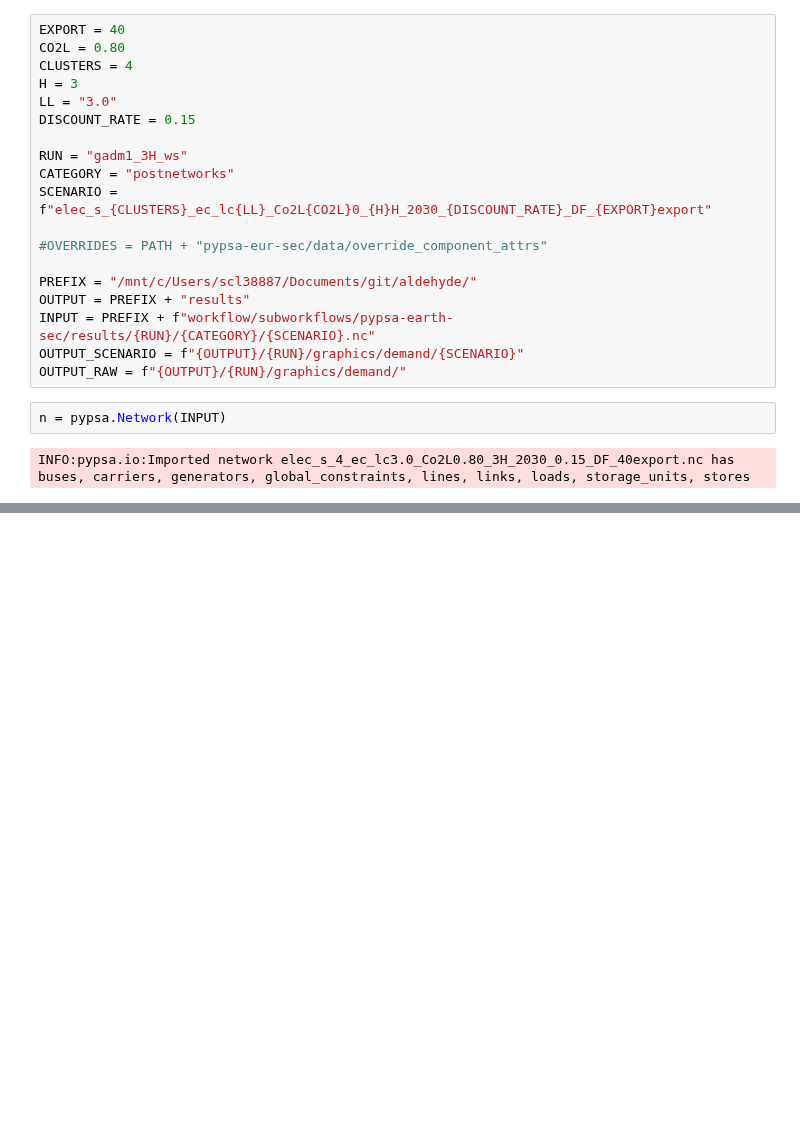
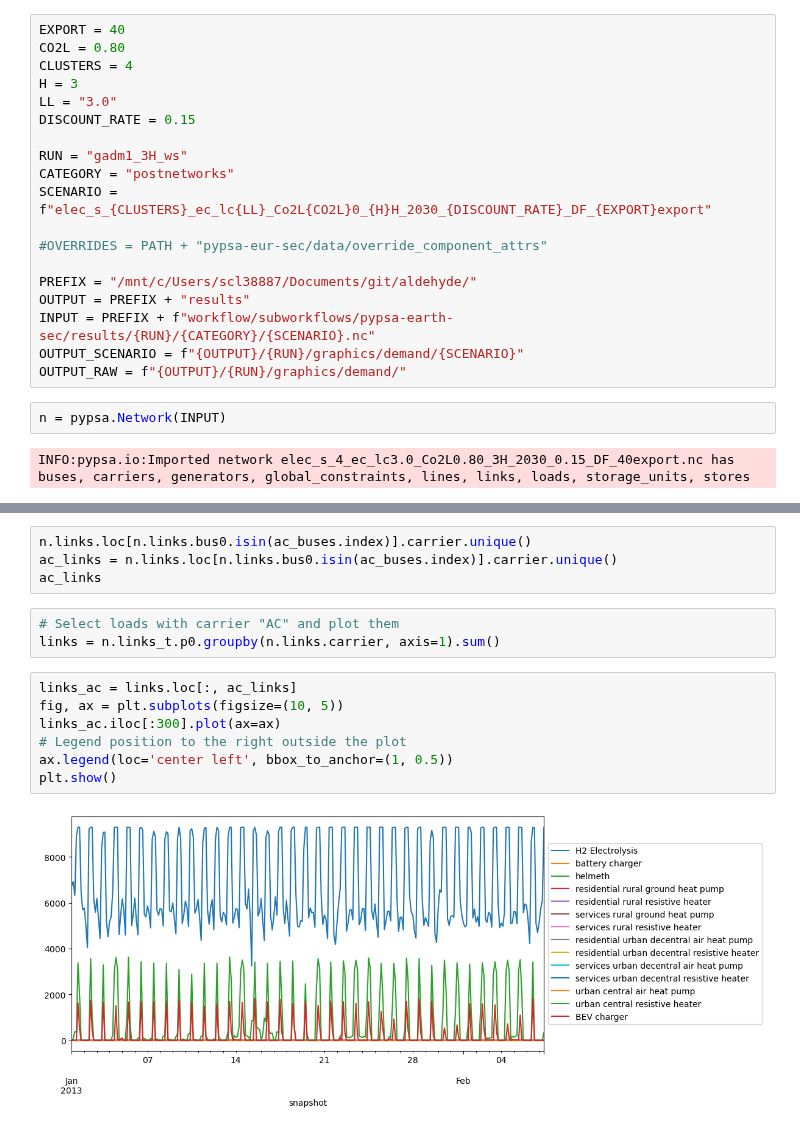
Before and after one commit to energyLS/aldehyde, a Jupyter notebook: workflow/notebooks/demands.ipynb, the cells around one changed output, grey strips where cells are left out. Cells and saved outputs as stored; diff of their text form; blank space fills up the shorter version.

```diff
--- a/workflow/notebooks/demands.ipynb
+++ b/workflow/notebooks/demands.ipynb
@@ -31,0 +96,16 @@ INFO:pypsa.io:Imported network elec_s_4_ec_lc3.0_Co2L0.80_3H_2030_0.15_DF_40expo
+# %%
+n.links.loc[n.links.bus0.isin(ac_buses.index)].carrier.unique()
+ac_links = n.links.loc[n.links.bus0.isin(ac_buses.index)].carrier.unique()
+ac_links
+# %%
+# Select loads with carrier "AC" and plot them
+links = n.links_t.p0.groupby(n.links.carrier, axis=1).sum()
+# %%
+links_ac = links.loc[:, ac_links]
+fig, ax = plt.subplots(figsize=(10, 5))
+links_ac.iloc[:300].plot(ax=ax)
+# Legend position to the right outside the plot
+ax.legend(loc='center left', bbox_to_anchor=(1, 0.5))
+plt.show()
+# %% [output]
+[figure, added]
```
Also changed, not shown: parts of 15 cells of this notebook.
